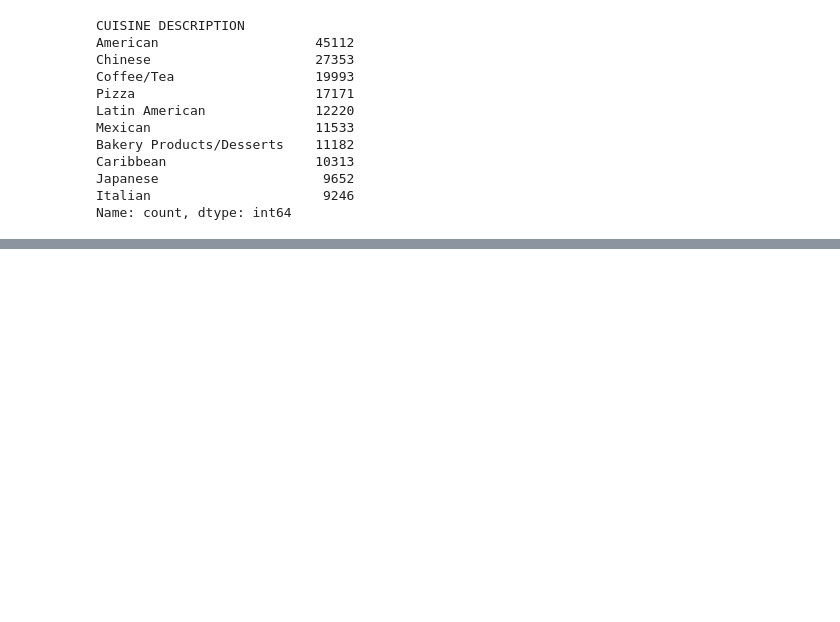
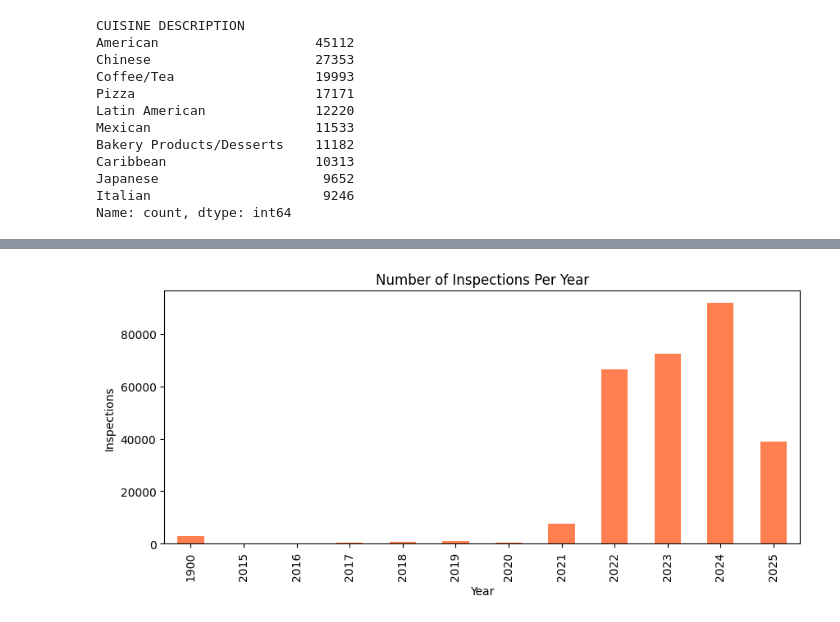
Before and after one commit to priyalanile/NYC_Restaurant_Inspector_App, a Jupyter notebook: data_exploration_v0.1.ipynb, the cells around one changed output, grey strips where cells are left out. Cells and saved outputs as stored; diff of their text form; code cells hidden in the pictures; blank space fills up the shorter version.

```diff
--- a/data_exploration_v0.1.ipynb
+++ b/data_exploration_v0.1.ipynb
@@ -292,0 +321,28 @@ Name: count, dtype: int64
+# %%
+df['INSPECTION DATE'] = pd.to_datetime(df['INSPECTION DATE'], errors='coerce')
+# %%
+"""
+- Extracts the year part from the INSPECTION DATE column (which must be datetime type).
+- Creates a new column 'INSPECTION YEAR' in df with just the year value (e.g., 2018, 2019).
+- This lets you analyze data grouped by year.
+- Groups the dataframe df by the 'INSPECTION YEAR' column.
+- .size() counts the number of rows (inspections) for each year.
+- Result is a Pandas Series with years as index and counts as values.
+
+Summary:
+This code extracts the year from inspection dates,
+Counts inspections per year,
+Then plots the count as a bar chart to visualize inspection volume over time.
+"""
+
+
+df['INSPECTION YEAR'] = df['INSPECTION DATE'].dt.year
+yearly_violations = df.groupby('INSPECTION YEAR').size()
+
+yearly_violations.plot(kind='bar', figsize=(10, 4), color='coral')
+plt.title("Number of Inspections Per Year")
+plt.xlabel("Year")
+plt.ylabel("Inspections")
+plt.show()
+# %% [output]
+[figure, added]
```
Also changed, not shown: parts of 5 cells of this notebook, 6 other files.
